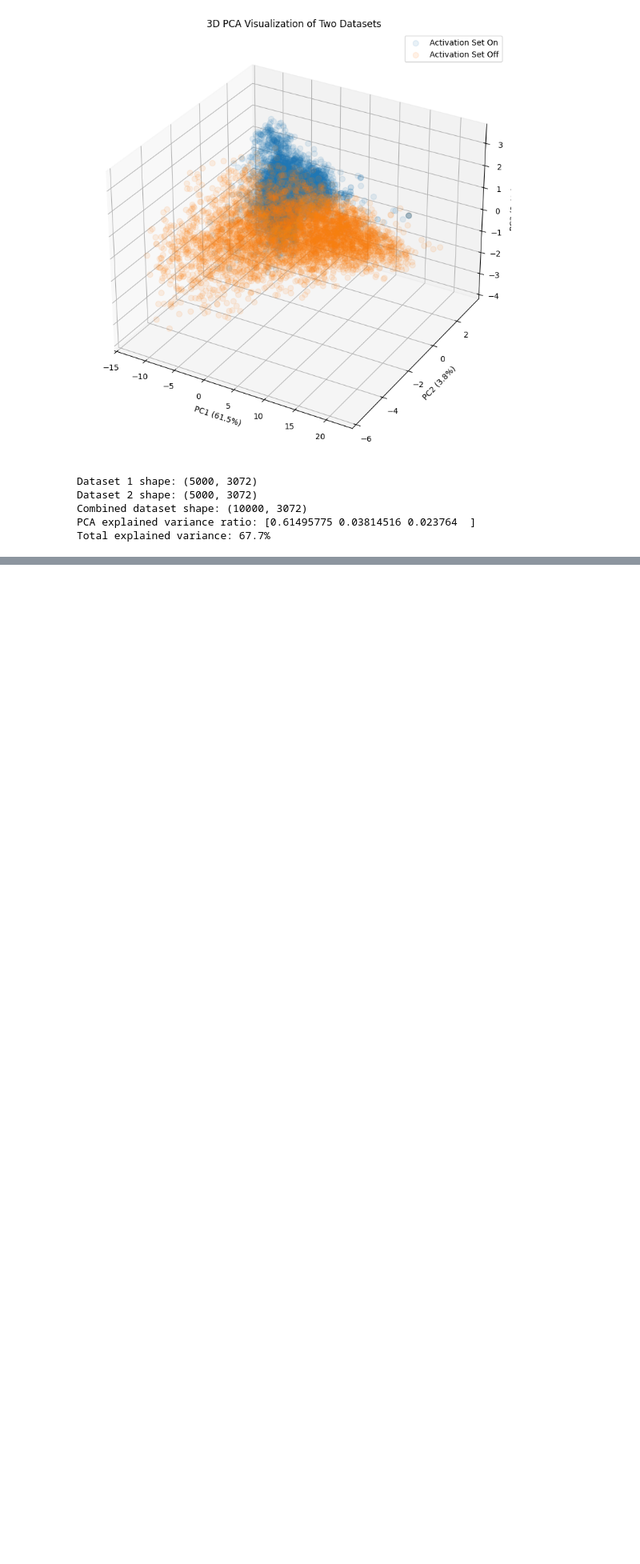
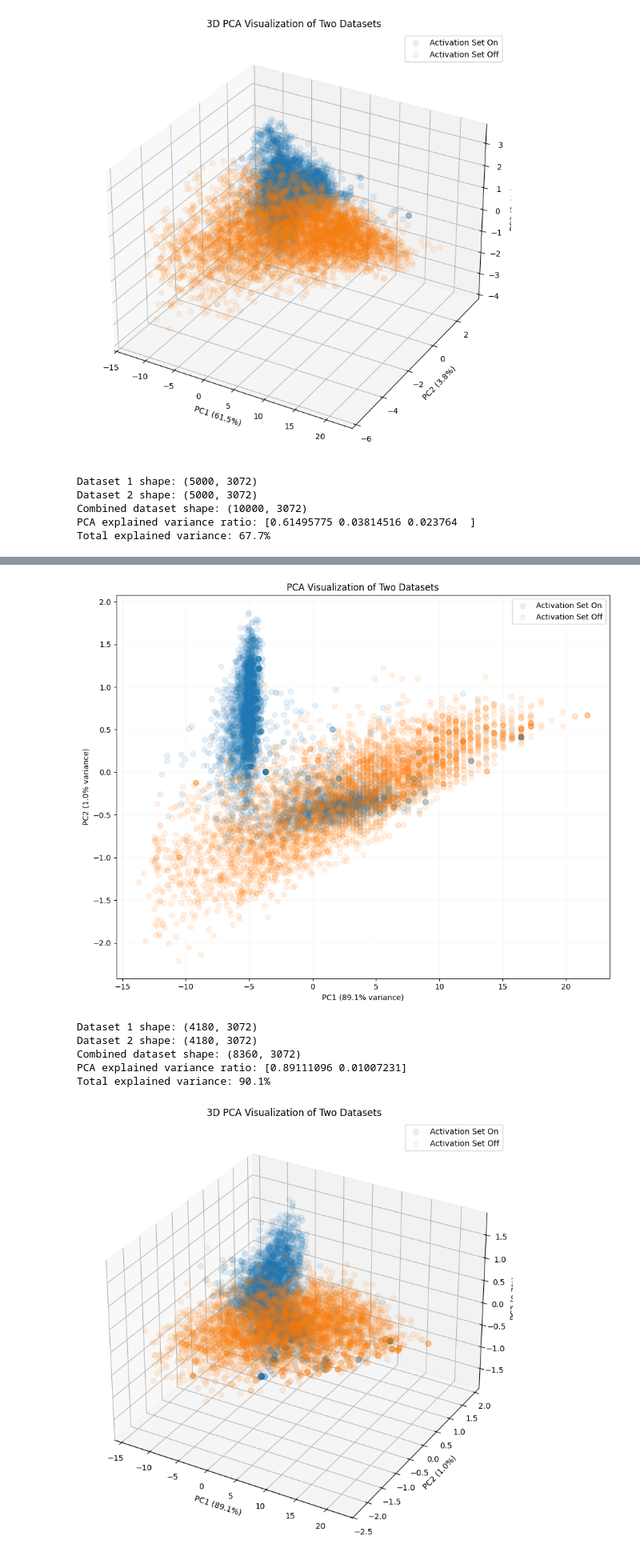
Before and after one commit to SamDower/LASR-probe-gen, a Jupyter notebook: notebooks/ActivationAnalysis.ipynb, the cells around one changed output, grey strips where cells are left out. Shown at 80% size. Saved outputs shown, nothing was run; the diff lists cells and outputs as text; code cells hidden in the pictures; blank space fills up the shorter version.

Commit message:
Added fair pca section to the activations analysis notebook

```diff
--- a/notebooks/ActivationAnalysis.ipynb
+++ b/notebooks/ActivationAnalysis.ipynb
@@ -77,0 +85,51 @@ Total explained variance: 67.7%
+# %%
+on_indices = []
+off_indices = []
+for i in range(len(human_list_on)):
+    for j in range(len(human_list_off)):
+        if human_list_on[i] == human_list_off[j]:
+            on_indices.append(i)
+            off_indices.append(j)
+# %%
+import probe_gen.probes as probes
+
+layer = 12
+
+activations_tensor_on, attention_mask_on = probes.load_hf_activations_at_layer("refusal_5k_on", layer, verbose=True)
+activations_tensor_on = probes.MeanAggregation()(activations_tensor_on, attention_mask_on)
+
+activations_tensor_off, attention_mask_off = probes.load_hf_activations_at_layer("refusal_5k_off_other_model", layer, verbose=True)
+activations_tensor_off = probes.MeanAggregation()(activations_tensor_off, attention_mask_off)
+# %%
+activations_tensor_on = activations_tensor_on[on_indices]
+activations_tensor_off = activations_tensor_off[off_indices]
+# %%
+from probe_gen.analysis import plot_activations_pca
+
+# 2D visualization
+pca_2d, transformed_2d, labels = plot_activations_pca(
+    activations_tensor_on,
+    activations_tensor_off,
+    n_components=2,
+    dataset1_name="Activation Set On",
+    dataset2_name="Activation Set Off",
+    alpha=0.1
+)
+
+# 3D visualization
+pca_3d, transformed_3d, labels = plot_activations_pca(
+    activations_tensor_on,
+    activations_tensor_off,
+    n_components=3,
+    dataset1_name="Activation Set On",
+    dataset2_name="Activation Set Off",
+    alpha=0.1
+)
+# %% [output]
+[figure, added]
+Dataset 1 shape: (4180, 3072)
+Dataset 2 shape: (4180, 3072)
+Combined dataset shape: (8360, 3072)
+PCA explained variance ratio: [0.89111096 0.01007231]
+Total explained variance: 90.1%
+[figure, added]
```
Also changed, not shown: parts of 3 cells of this notebook.
